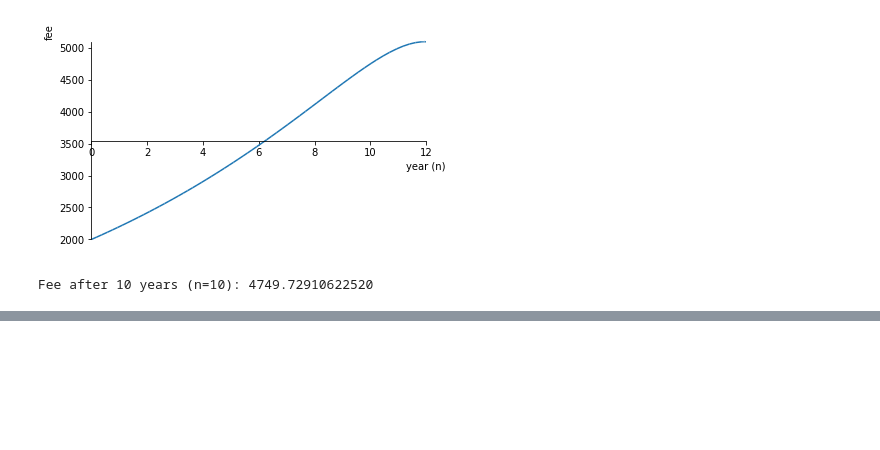
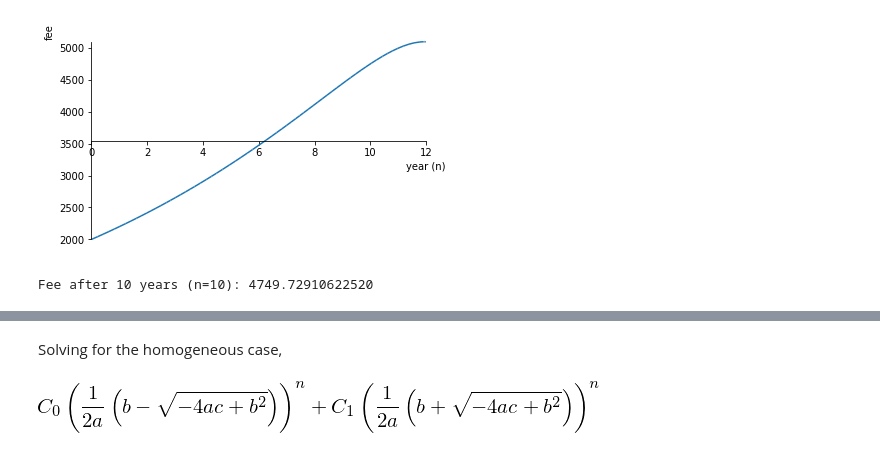
Before and after one commit to garth-wells/IA-maths-Jupyter, a Jupyter notebook: Lecture05.ipynb, the cells around one changed output, grey strips where cells are left out. Saved outputs shown, nothing was run; the diff lists cells and outputs as text; code cells hidden in the pictures; blank space fills up the shorter version.

```diff
--- a/Lecture05.ipynb
+++ b/Lecture05.ipynb
@@ -72,0 +92,8 @@ Fee after 10 years (n=10): 4749.72910622520
+# %% [markdown]
+Solving for the homogeneous case,
+# %%
+eqn = Eq(f, 0)
+soln = rsolve(eqn, y(n))
+display(soln)
+# %% [output]
+[figure, added]
```
Also changed, not shown: parts of 23 cells of this notebook.
